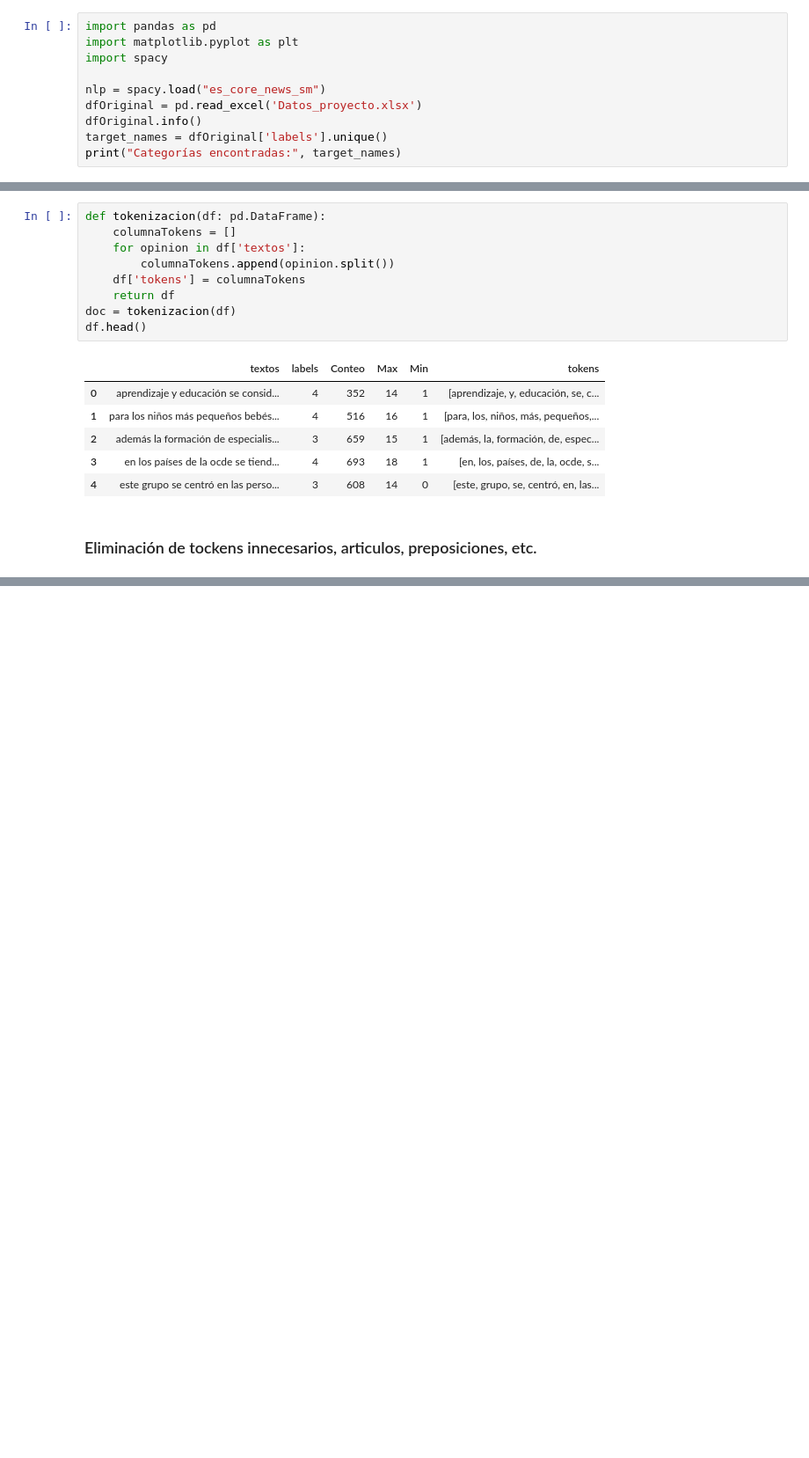
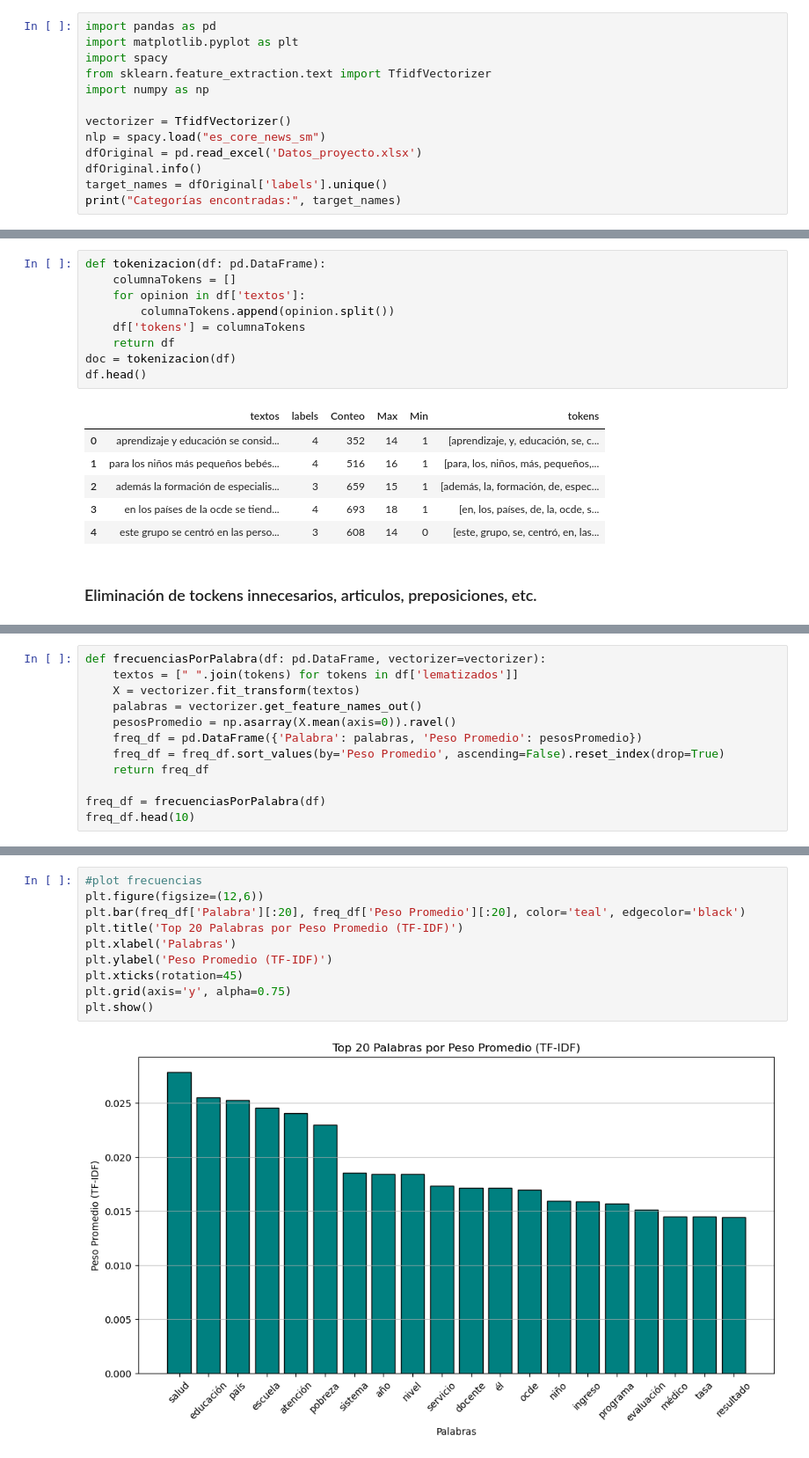
Before and after one commit to Trabajos-BI/Proyecto-1, a Jupyter notebook: Nano.ipynb, the cells around one changed output, grey strips where cells are left out. Shown: that part at 88% size. Saved outputs shown, nothing was run; the diff lists cells and outputs as text; blank space fills up the shorter version.

Commit message:
Frecuencias x palabra y arreglo nombre columna

```diff
--- a/Nano.ipynb
+++ b/Nano.ipynb
@@ -35,7 +35,10 @@ Note: you may need to restart the kernel to use updated packages.
 import pandas as pd
 import matplotlib.pyplot as plt
 import spacy
+from sklearn.feature_extraction.text import TfidfVectorizer
+import numpy as np
 
+vectorizer = TfidfVectorizer()
 nlp = spacy.load("es_core_news_sm")
 dfOriginal = pd.read_excel('Datos_proyecto.xlsx')
 dfOriginal.info()
@@ -313,0 +319,12 @@ df.head()
+# %%
+def frecuenciasPorPalabra(df: pd.DataFrame, vectorizer=vectorizer):
+    textos = [" ".join(tokens) for tokens in df['lematizados']]
+    X = vectorizer.fit_transform(textos)
+    palabras = vectorizer.get_feature_names_out()
+    pesosPromedio = np.asarray(X.mean(axis=0)).ravel()
+    freq_df = pd.DataFrame({'Palabra': palabras, 'Peso Promedio': pesosPromedio})
+    freq_df = freq_df.sort_values(by='Peso Promedio', ascending=False).reset_index(drop=True)
+    return freq_df
+
+freq_df = frecuenciasPorPalabra(df)
+freq_df.head(10)
@@ -313,0 +343,12 @@ df.head()
+# %%
+#plot frecuencias
+plt.figure(figsize=(12,6))
+plt.bar(freq_df['Palabra'][:20], freq_df['Peso Promedio'][:20], color='teal', edgecolor='black')
+plt.title('Top 20 Palabras por Peso Promedio (TF-IDF)')
+plt.xlabel('Palabras')
+plt.ylabel('Peso Promedio (TF-IDF)')
+plt.xticks(rotation=45)
+plt.grid(axis='y', alpha=0.75)
+plt.show()
+# %% [output]
+[figure, added]
```
Also changed, not shown: parts of 5 cells of this notebook.
